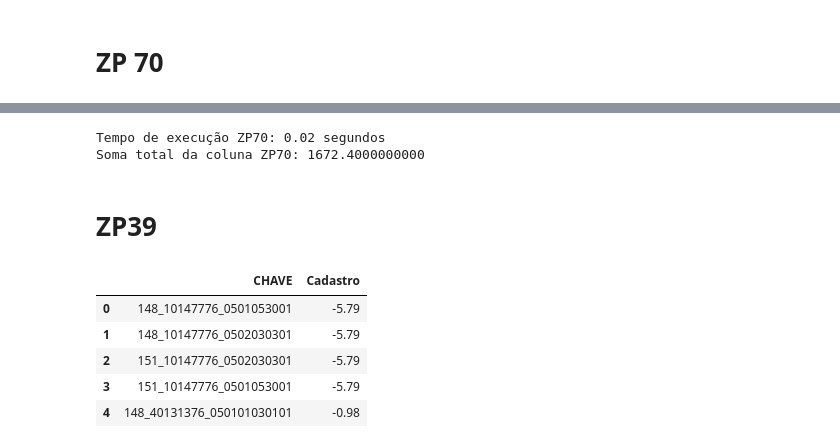
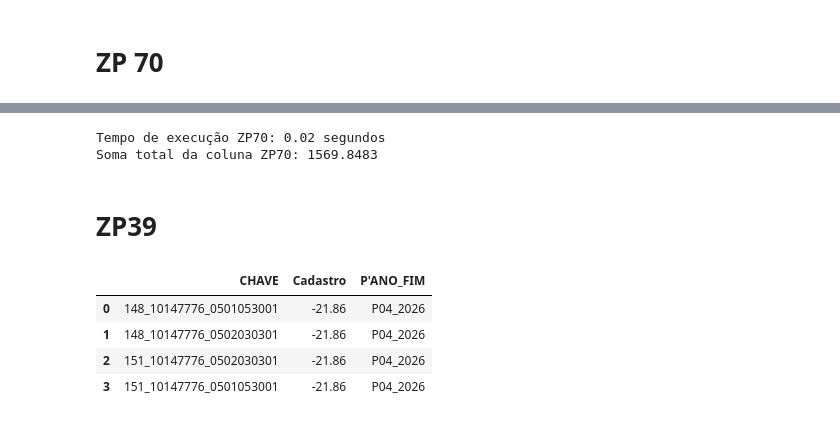
Before and after one commit to mxmluccamars/srm_valoracao, a Jupyter notebook: scripts/main.ipynb, the cells around one changed output, grey strips where cells are left out. Drawn from its saved outputs; the diff is of its cells as text; code cells hidden in the pictures.

```diff
--- a/scripts/main.ipynb
+++ b/scripts/main.ipynb
@@ -888,46 +830,45 @@ dic_zp70 = df_zp70.set_index('CONDICAO DE PAGAMENTO')['Desconto'].to_dict()
 chave_1 = df_ciclo_n13['COND. PAG'].astype(str)
 
 # Seleção da melhor opção
-df_ciclo_n13['ZP70'] = ((chave_1.map(dic_zp70)).round(2)
+df_ciclo_n13['ZP70'] = ((chave_1.map(dic_zp70)).round(4)
                         .fillna(0)
                         )
 
 
 # Arredondamento
-df_ciclo_n13['ZP70'] = df_ciclo_n13['ZP70'].round(2)
+df_ciclo_n13['ZP70'] = df_ciclo_n13['ZP70'].round(4)
 
 fim_zp70 = time.time()
 tempo_zp70 = fim_zp70 - inicio_zp70
 print(f'Tempo de execução ZP70: {tempo_zp70:.2f} segundos')
 
-print(f"Soma total da coluna ZP70: {df_ciclo_n13['ZP70'].sum():.2f}")
+print(f"Soma total da coluna ZP70: {df_ciclo_n13['ZP70'].sum():.4f}")
 # %% [output]
 Tempo de execução ZP70: 0.02 segundos
-Soma total da coluna ZP70: 1672.4000000000
+Soma total da coluna ZP70: 1569.8483
 # %% [markdown]
 # ZP39
 # %%
 # ZP 39
-tipos_colunas = {'CHAVE' : str, 'Cadastro': float}
+tipos_colunas = {'CHAVE' : str, 'Cadastro': float, 'P\'ANO_FIM': str}
 
-colunas = ['CHAVE', 'Cadastro']
+colunas = ['CHAVE', 'Cadastro', 'P\'ANO_FIM']
 
 df_zp39 = pd.read_excel('../data/Arquivos/ZP39.xlsx',
                         header=1,
                         usecols=colunas,
                         dtype=tipos_colunas,
                         engine='calamine')
 
 df_zp39['Cadastro'] = df_zp39['Cadastro'].round(2)
 
 df_zp39.head()
 # %% [output]
-|  | CHAVE | Cadastro |
-| 0 | 148_10147776_0501053001 | -5.79 |
-| 1 | 148_10147776_0502030301 | -5.79 |
-| 2 | 151_10147776_0502030301 | -5.79 |
-| 3 | 151_10147776_0501053001 | -5.79 |
-| 4 | 148_40131376_050101030101 | -0.98 |
+|  | CHAVE | Cadastro | P'ANO_FIM |
+| 0 | 148_10147776_0501053001 | -21.86 | P04_2026 |
+| 1 | 148_10147776_0502030301 | -21.86 | P04_2026 |
+| 2 | 151_10147776_0502030301 | -21.86 | P04_2026 |
+| 3 | 151_10147776_0501053001 | -21.86 | P04_2026 |
 # %%
 inicio_zp39 = time.time()
 
```
Also changed, not shown: parts of 19 cells of this notebook.
